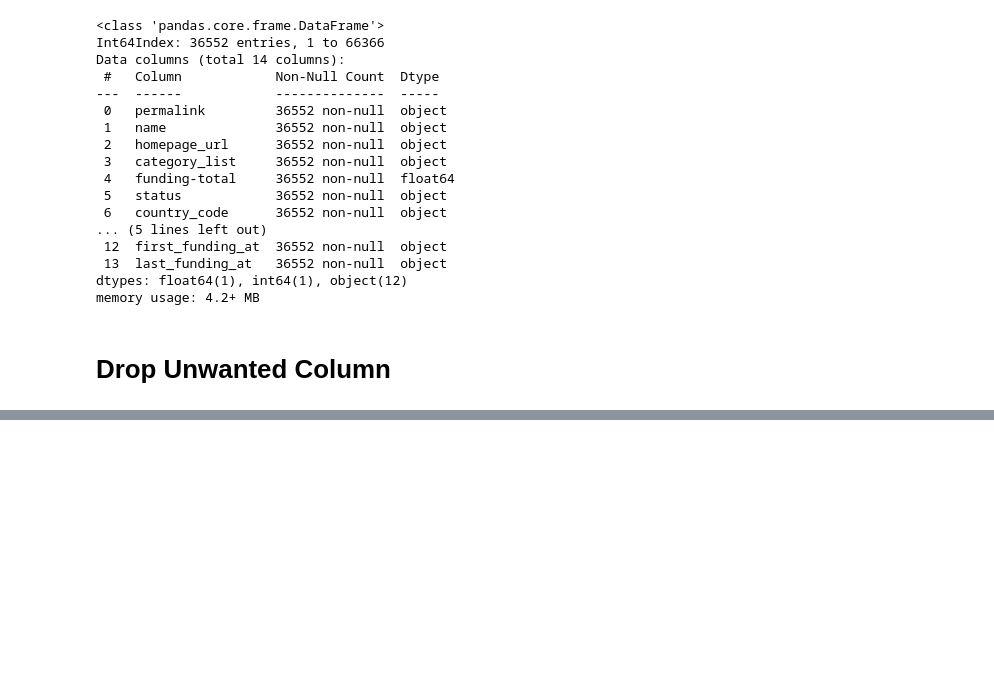
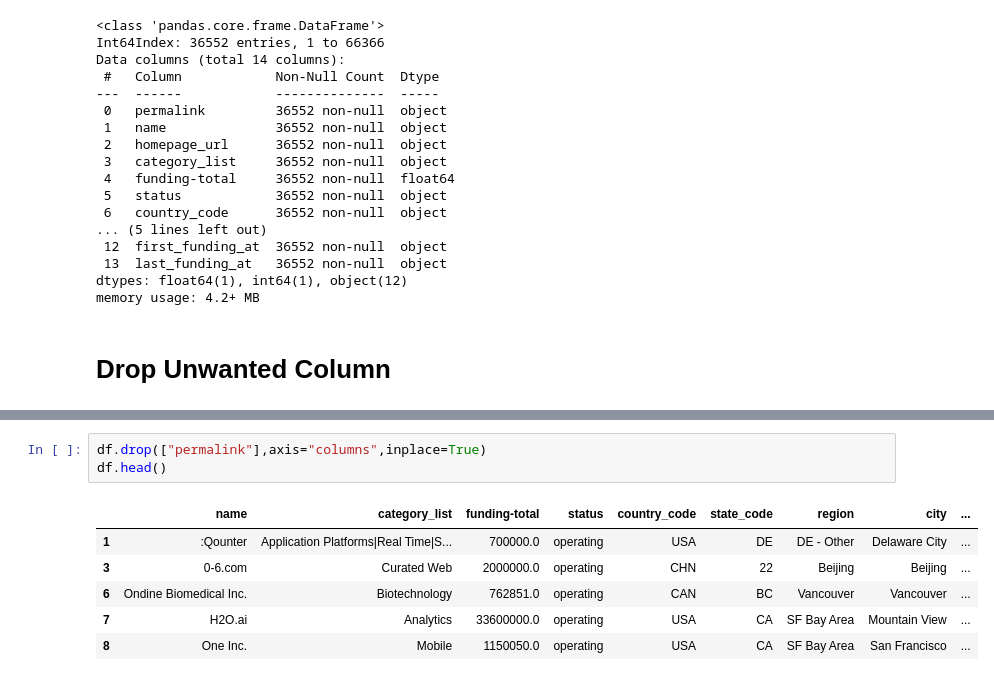
Before and after one commit to Sambhaji6529/Company_EDA-Project, a Jupyter notebook: Company_EDA.ipynb, the cells around one changed output, grey strips where cells are left out. Saved outputs shown, nothing was run; the diff lists cells and outputs as text; blank space fills up the shorter version.

```diff
--- a/Company_EDA.ipynb
+++ b/Company_EDA.ipynb
@@ -131,0 +140,10 @@ df.drop(["homepage_url"]
+# %%
+df.drop(["permalink"],axis="columns",inplace=True)
+df.head()
+# %% [output]
+|  | name | category_list | funding-total | status | country_code | state_code | region | city | ... |
+| 1 | :Qounter | Application Platforms|Real Time|S... | 700000.0 | operating | USA | DE | DE - Other | Delaware City | ... |
+| 3 | 0-6.com | Curated Web | 2000000.0 | operating | CHN | 22 | Beijing | Beijing | ... |
+| 6 | Ondine Biomedical Inc. | Biotechnology | 762851.0 | operating | CAN | BC | Vancouver | Vancouver | ... |
+| 7 | H2O.ai | Analytics | 33600000.0 | operating | USA | CA | SF Bay Area | Mountain View | ... |
+| 8 | One Inc. | Mobile | 1150050.0 | operating | USA | CA | SF Bay Area | San Francisco | ... |
```
Also changed, not shown: parts of 1 cell of this notebook.
